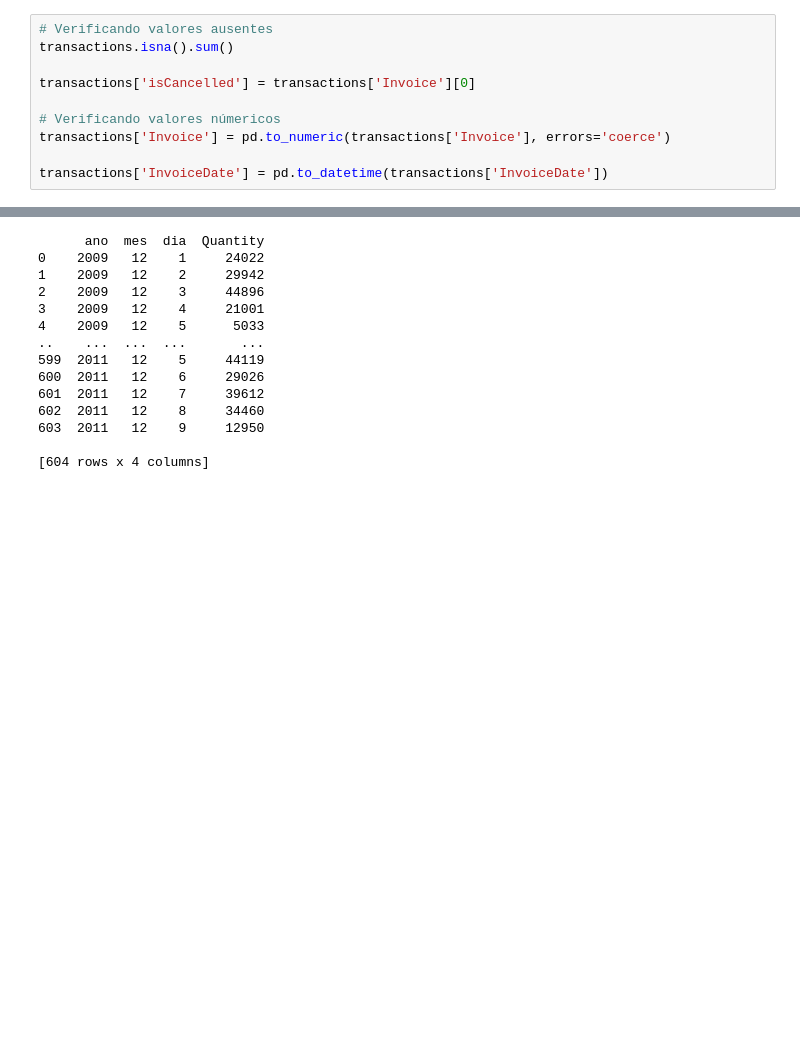
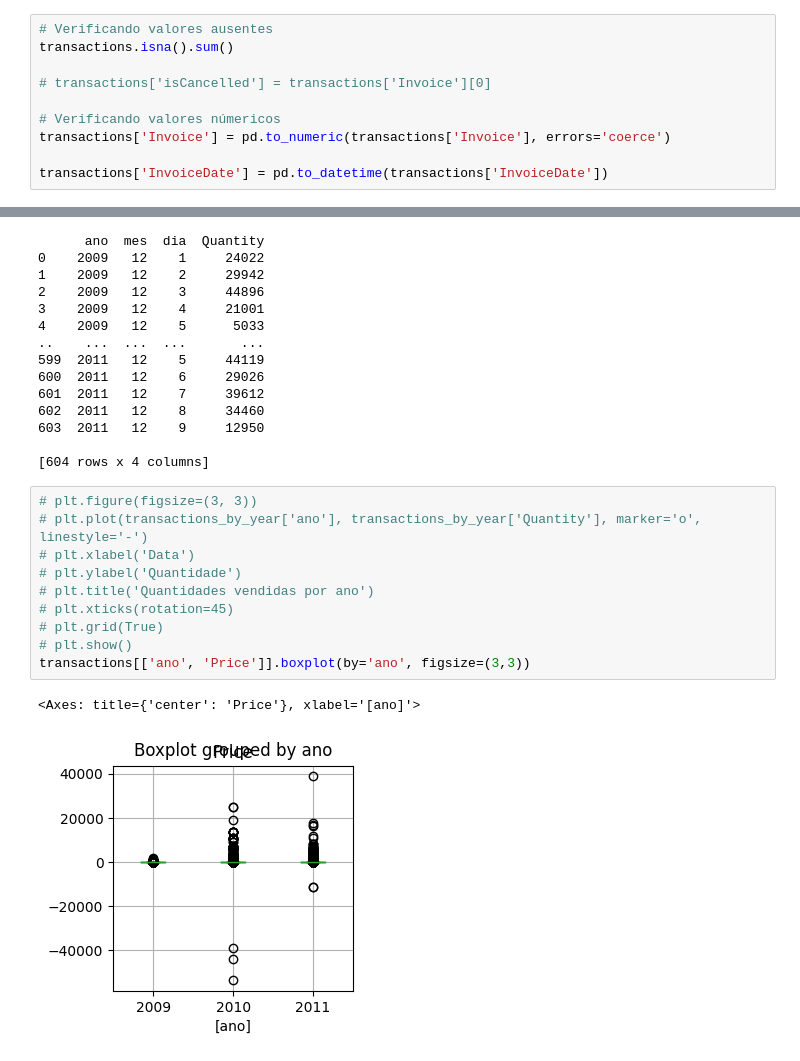
Before and after one commit to nickmorche/online_retail_data_analysis, a Jupyter notebook: data_analysis.ipynb, the cells around one changed output, grey strips where cells are left out. Drawn from its saved outputs; the diff is of its cells as text; blank space fills up the shorter version.

```diff
--- a/data_analysis.ipynb
+++ b/data_analysis.ipynb
@@ -33,7 +80,7 @@ transactions.head()
 # Verificando valores ausentes
 transactions.isna().sum()
 
-transactions['isCancelled'] = transactions['Invoice'][0]
+# transactions['isCancelled'] = transactions['Invoice'][0]
 
 # Verificando valores númericos
 transactions['Invoice'] = pd.to_numeric(transactions['Invoice'], errors='coerce')
@@ -147,3 +201,16 @@ print(transactions_by_day)
 603  2011   12    9     12950
 
 [604 rows x 4 columns]
+# %%
+# plt.figure(figsize=(3, 3))
+# plt.plot(transactions_by_year['ano'], transactions_by_year['Quantity'], marker='o', linestyle='-')
+# plt.xlabel('Data')
+# plt.ylabel('Quantidade')
+# plt.title('Quantidades vendidas por ano')
+# plt.xticks(rotation=45)
+# plt.grid(True)
+# plt.show()
+transactions[['ano', 'Price']].boxplot(by='ano', figsize=(3,3))
+# %% [output]
+<Axes: title={'center': 'Price'}, xlabel='[ano]'>
+[figure, added]
```
Also changed, not shown: parts of 9 cells of this notebook.
